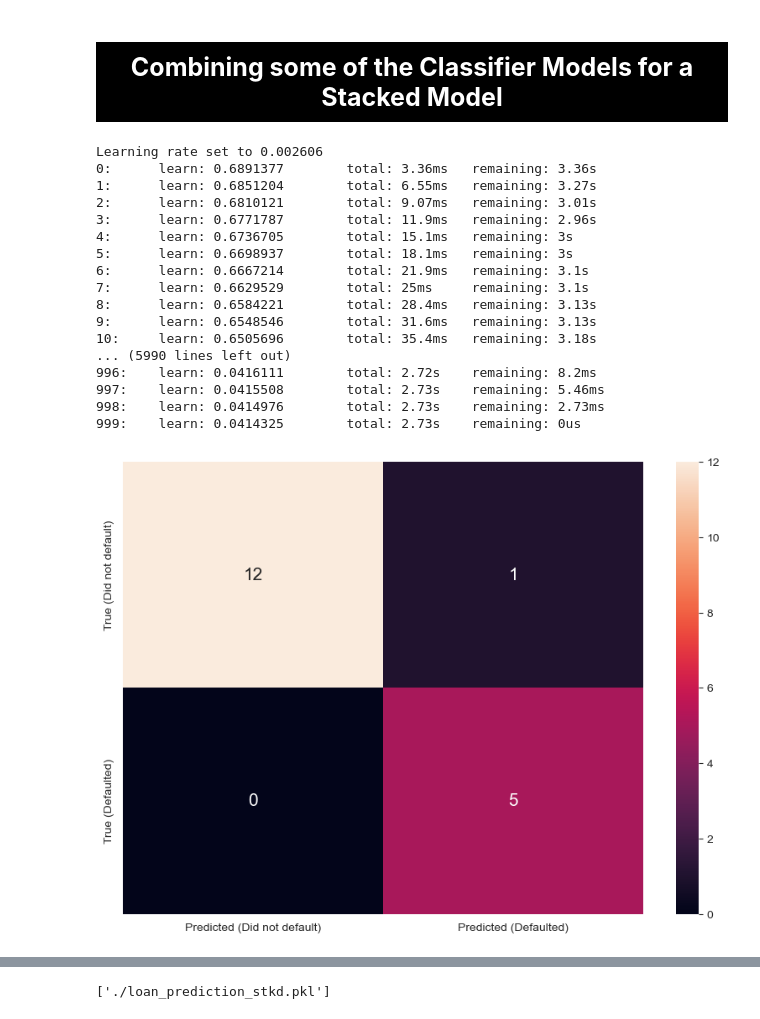
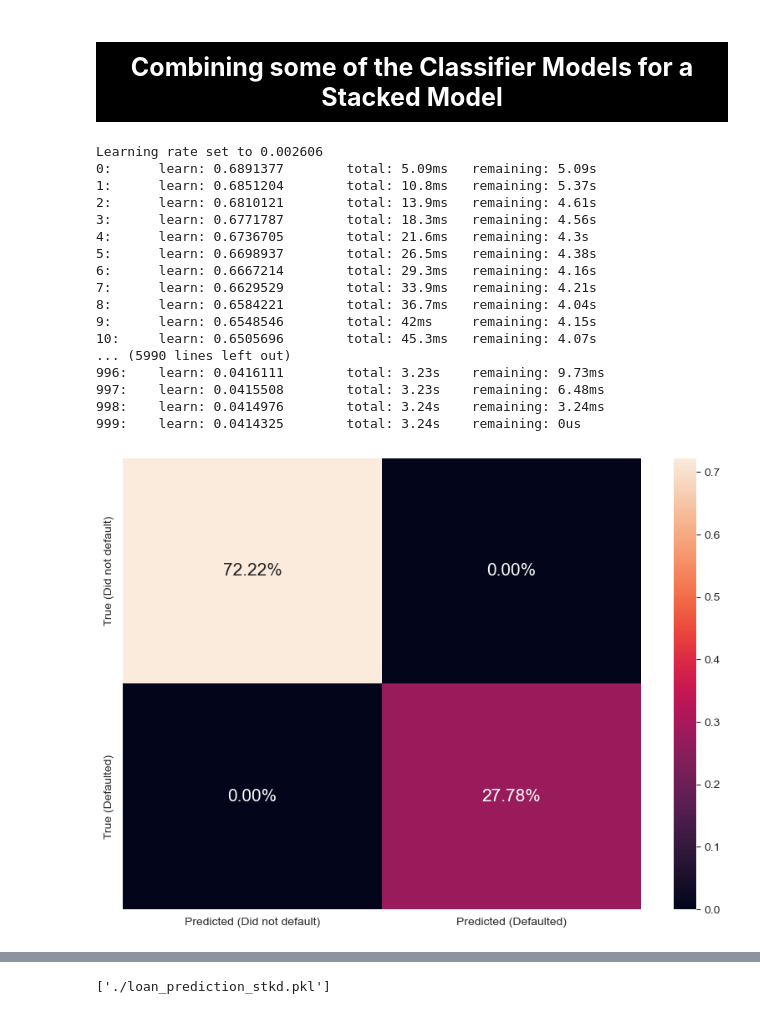
Before and after one commit to adeke910/Loan-Default, a Jupyter notebook: loan_default.ipynb, the cells around one changed output, grey strips where cells are left out. Cells and saved outputs as stored; diff of their text form; code cells hidden in the pictures.

```diff
--- a/loan_default.ipynb
+++ b/loan_default.ipynb
@@ -725,10 +829,10 @@ def my_model1(model):
     Accuracy_score_train1.append(accuracy_train1*100)
     Auc_Roc_score_train1.append(auc_roc_train1*100)
     cm1 = confusion_matrix(y_test1, y_pred1)
-    df_cm1 = pd.DataFrame(cm1, index=['True (Did not default)', 'True (Defaulted)'],
+    df_cm1 = pd.DataFrame(cm1/np.sum(cm1), index=['True (Did not default)', 'True (Defaulted)'],
                          columns=['Predicted (Did not default)', 'Predicted (Defaulted)'])
     fig, ax = plt.subplots(figsize=(10,7))
-    ax = sns.heatmap(df_cm1, annot=True,fmt='d', annot_kws={"size": 15})
+    ax = sns.heatmap(df_cm1, annot=True,fmt='0.2%', annot_kws={"size": 15})
 
     return model
 # %%
@@ -886,38 +1087,38 @@ plt.show()
 # %%
 STKD_MODEL = StackingClassifier(estimators=[('GBoost', GBC_MODEL1),
                                                 ('RFC', RFC_MODEL1),
                                                 ('ADABoost', ABC_MODEL1),
                                                 ("LGBM", LGBM_MODEL1),
                                                 (" CTBoost", CBC_MODEL1 )])
 
 STKD_MODEL.fit(x_train, y_train)
 
 y_train_pred = STKD_MODEL.predict(x_train)
 
 y_test_pred = STKD_MODEL.predict(x_test)
 
 
 cm_stckd = confusion_matrix(y_test, y_test_pred)
-df_cm_stckd = pd.DataFrame(cm_stckd, index=['True (Did not default)', 'True (Defaulted)'],
+df_cm_stckd = pd.DataFrame(cm_stckd/np.sum(cm_stckd), index=['True (Did not default)', 'True (Defaulted)'],
                          columns=['Predicted (Did not default)', 'Predicted (Defaulted)'])
 fig, ax = plt.subplots(figsize=(10,7))
-ax = sns.heatmap(df_cm_stckd, annot=True,fmt='d', annot_kws={"size": 15})
+ax = sns.heatmap(df_cm_stckd, annot=True,fmt='0.2%', annot_kws={"size": 15})
 # %% [output]
 Learning rate set to 0.002606
-0:      learn: 0.6891377        total: 3.36ms   remaining: 3.36s
-1:      learn: 0.6851204        total: 6.55ms   remaining: 3.27s
-2:      learn: 0.6810121        total: 9.07ms   remaining: 3.01s
-3:      learn: 0.6771787        total: 11.9ms   remaining: 2.96s
-4:      learn: 0.6736705        total: 15.1ms   remaining: 3s
-5:      learn: 0.6698937        total: 18.1ms   remaining: 3s
-6:      learn: 0.6667214        total: 21.9ms   remaining: 3.1s
-7:      learn: 0.6629529        total: 25ms     remaining: 3.1s
-8:      learn: 0.6584221        total: 28.4ms   remaining: 3.13s
-9:      learn: 0.6548546        total: 31.6ms   remaining: 3.13s
-10:     learn: 0.6505696        total: 35.4ms   remaining: 3.18s
+0:      learn: 0.6891377        total: 5.09ms   remaining: 5.09s
+1:      learn: 0.6851204        total: 10.8ms   remaining: 5.37s
+2:      learn: 0.6810121        total: 13.9ms   remaining: 4.61s
+3:      learn: 0.6771787        total: 18.3ms   remaining: 4.56s
+4:      learn: 0.6736705        total: 21.6ms   remaining: 4.3s
+5:      learn: 0.6698937        total: 26.5ms   remaining: 4.38s
+6:      learn: 0.6667214        total: 29.3ms   remaining: 4.16s
+7:      learn: 0.6629529        total: 33.9ms   remaining: 4.21s
+8:      learn: 0.6584221        total: 36.7ms   remaining: 4.04s
+9:      learn: 0.6548546        total: 42ms     remaining: 4.15s
+10:     learn: 0.6505696        total: 45.3ms   remaining: 4.07s
 ... (5990 lines left out)
-996:    learn: 0.0416111        total: 2.72s    remaining: 8.2ms
-997:    learn: 0.0415508        total: 2.73s    remaining: 5.46ms
-998:    learn: 0.0414976        total: 2.73s    remaining: 2.73ms
-999:    learn: 0.0414325        total: 2.73s    remaining: 0us
+996:    learn: 0.0416111        total: 3.23s    remaining: 9.73ms
+997:    learn: 0.0415508        total: 3.23s    remaining: 6.48ms
+998:    learn: 0.0414976        total: 3.24s    remaining: 3.24ms
+999:    learn: 0.0414325        total: 3.24s    remaining: 0us
-[figure, old version]
+[figure, new version]
```
Also changed, not shown: parts of 37 cells of this notebook, 5 other files.
